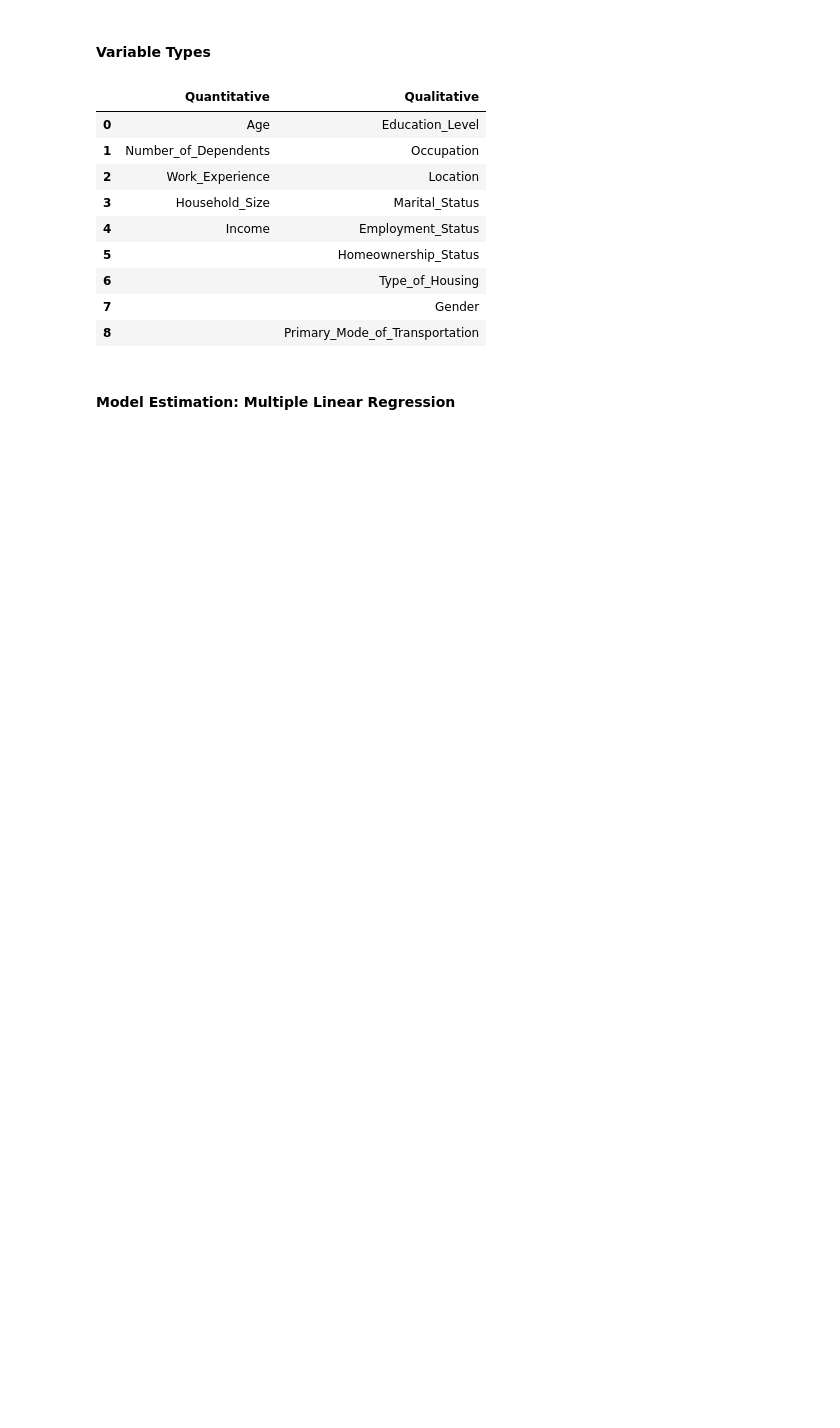
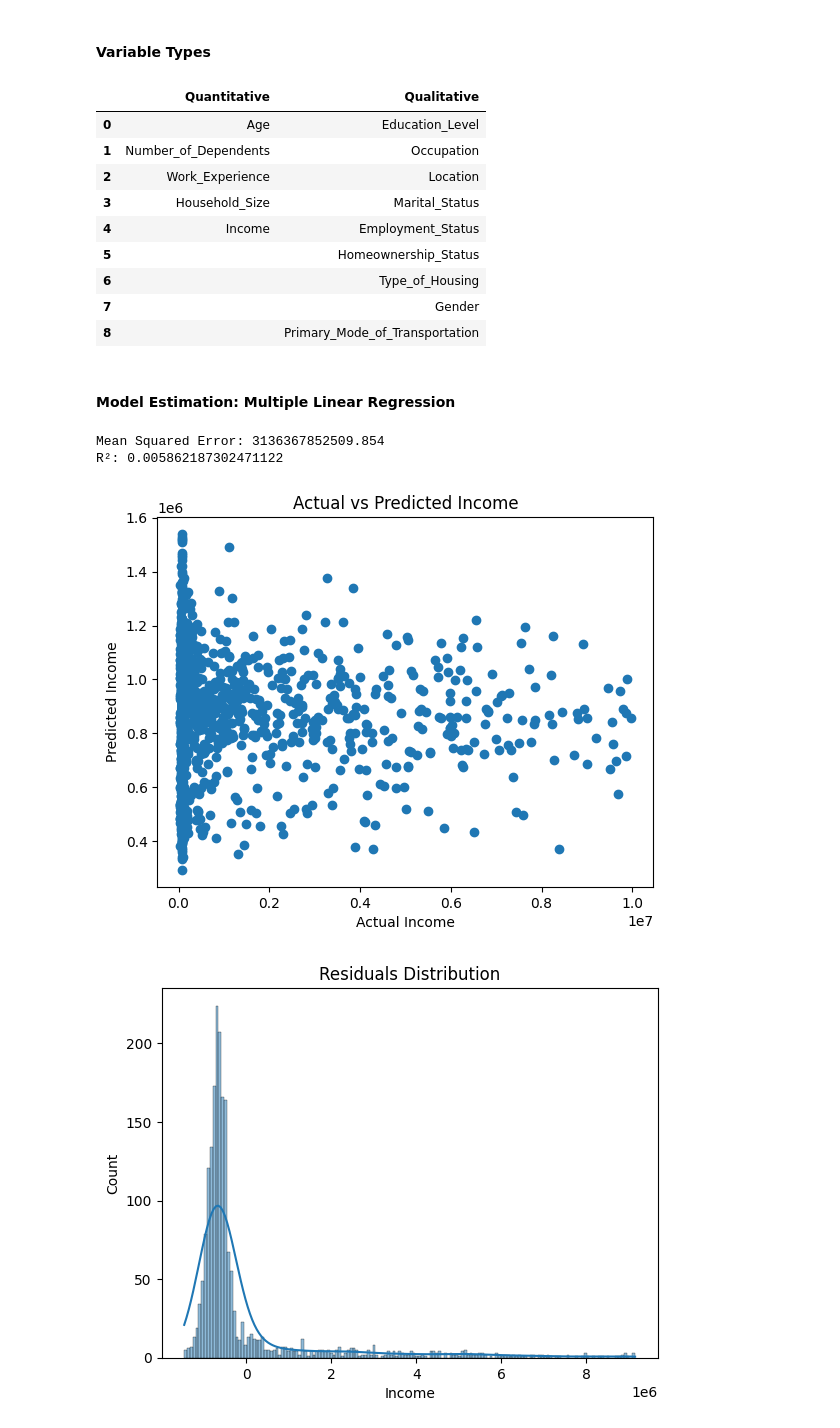
Before and after one commit to iamadeyemi/household-income-prediction-2024, a Jupyter notebook: notebooks/code.ipynb, the cells around one changed output. Cells and saved outputs as stored; diff of their text form; code cells hidden in the pictures; blank space fills up the shorter version.

```diff
--- a/notebooks/code.ipynb
+++ b/notebooks/code.ipynb
@@ -106,3 +106,53 @@ variables_df
 | 8 |  | Primary_Mode_of_Transportation |
 # %% [markdown]
 #### Model Estimation: Multiple Linear Regression
+# %%
+from sklearn.model_selection import train_test_split
+from sklearn.linear_model import LinearRegression
+from sklearn.metrics import mean_squared_error, r2_score
+import seaborn as sns
+import matplotlib.pyplot as plt
+
+# Preprocess categorical variables (one-hot encoding)
+df_encoded = pd.get_dummies(df, drop_first=True)
+
+# Define independent variables (X) and dependent variable (y)
+X = df_encoded.drop(columns=['Income'])
+y = df_encoded['Income']
+
+# Split the data into training and testing sets
+X_train, X_test, y_train, y_test = train_test_split(X, y, test_size=0.2, random_state=42)
+
+# Create a linear regression model
+model = LinearRegression()
+
+# Train the model
+model.fit(X_train, y_train)
+
+# Predict on test data
+y_pred = model.predict(X_test)
+
+# Evaluate the model
+mse = mean_squared_error(y_test, y_pred)
+r2 = r2_score(y_test, y_pred)
+
+print(f"Mean Squared Error: {mse}")
+print(f"R²: {r2}")
+
+# Visualization
+plt.scatter(y_test, y_pred)
+plt.xlabel("Actual Income")
+plt.ylabel("Predicted Income")
+plt.title("Actual vs Predicted Income")
+plt.show()
+
+# Residuals plot
+residuals = y_test - y_pred
+sns.histplot(residuals, kde=True)
+plt.title("Residuals Distribution")
+plt.show()
+# %% [output]
+Mean Squared Error: 3136367852509.854
+R²: 0.005862187302471122
+[figure, added]
+[figure, added]
```
